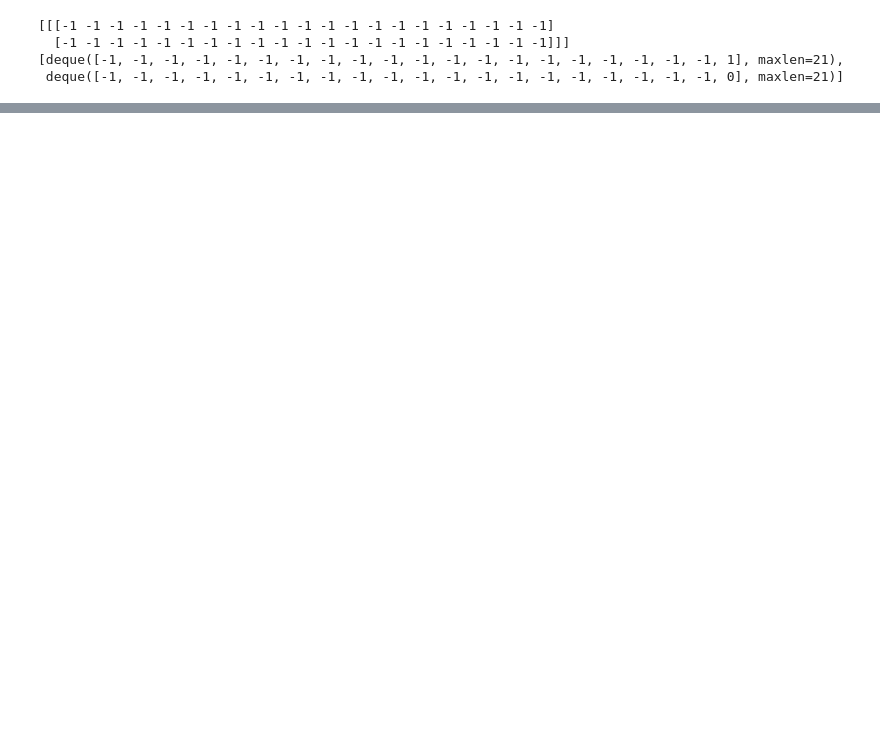
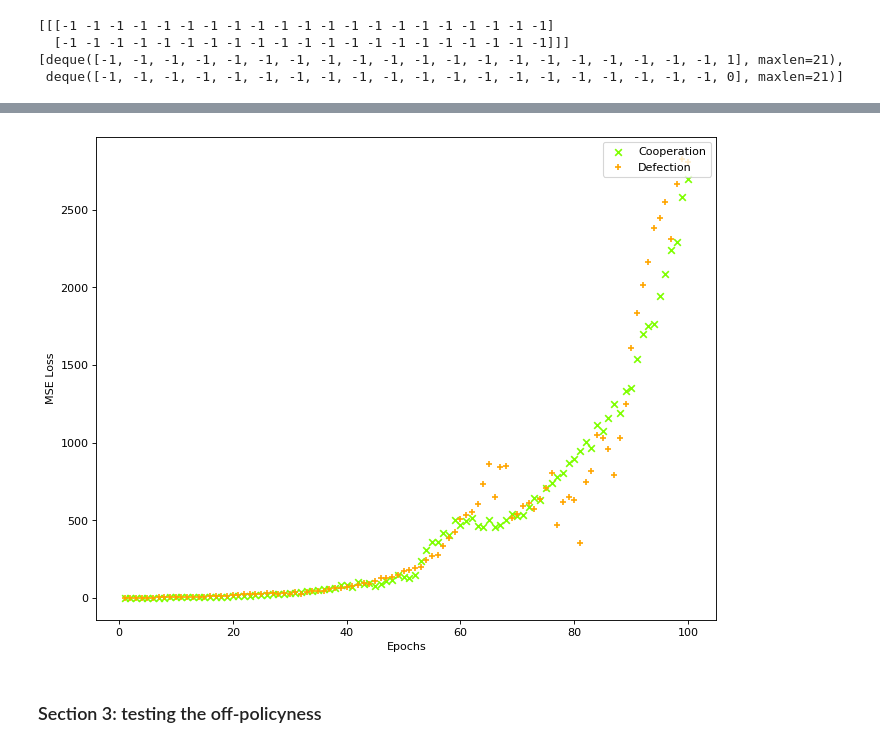
Before and after one commit to hongh-zhang/The-Evolution-of-Defection, a Jupyter notebook: Stage 1.ipynb, the cells around one changed output, grey strips where cells are left out. Cells and saved outputs as stored; diff of their text form; code cells hidden in the pictures; blank space fills up the shorter version.

```diff
--- a/Stage 1.ipynb
+++ b/Stage 1.ipynb
@@ -339,0 +238,34 @@ Printing linear layer:
+# %%
+dqn2 = DQN([
+                    network.Flatten_layer(),
+                    network.Linear_layer(GAME_LEN*2, 100, bias=0.01),
+                    network.Activation_layer('ReLU'),
+                    network.Linear_layer(100, 200),
+                    network.Activation_layer('ReLU'),
+                    network.Linear_layer(200, 100),
+                    network.Activation_layer('ReLU'),
+                    network.Linear_layer(100, 2),
+                    ],
+            ReplayMemory(2000), gamma=0.9, greedy=0.2)
+p2 = NNplayer(dqn2, State(GAME_LEN))
+del dqn2
+gc.collect()
+
+param = {"lr": 1e-4, 'batch': 16, "momentum": 0.9, "mode": "train", "eps": 1e-16, "beta":(0.9, 0.999),
+         "epoch": 0, 'optimizer': 'adam', 't': 1, 'clip': 1.0, 'decay': 0.0, "loss_fn":"mse"}
+
+p2.set_greedy(0.8)
+for i in range(60):
+    players = (p2, axl.TitForTat())
+    game = Match(players)
+    game.play()
+p2.set_greedy(0.2)
+
+for _ in range(100):
+    start = time()
+
+    p2.train(1, param)  # my train function updates target net at the end via deepcopy, we can overwrite this by
+    p2.network.target_net = p2.network.policy_net  # SHALLOW COPY policy net to target net
+
+    [Match((p2, axl.TitForTat())).play() for _ in range(10)]
+    print(f'loss: {p2.network.loss},            time: +{time()-start:.2f} sec')
@@ -339,0 +290,4 @@ Printing linear layer:
+# %%
+p2.plot()
+# %% [output]
+[figure, added]
@@ -339,0 +296,2 @@ Printing linear layer:
+# %% [markdown]
+### Section 3: testing the off-policyness
```
Also changed, not shown: parts of 36 cells of this notebook, 7 other files.
